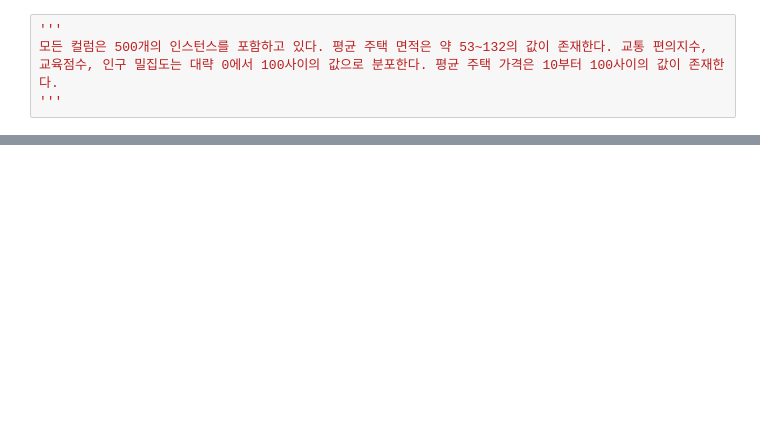
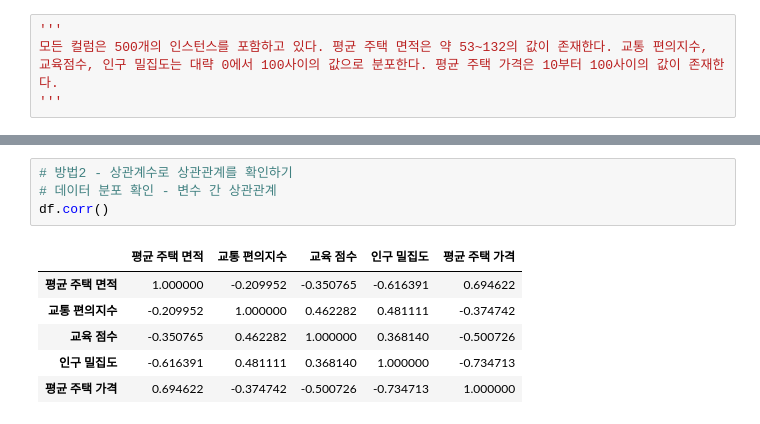
Before and after one commit to mirage060806/big0611, a Jupyter notebook: py/p04_머신러닝/ch06_연습문제/ex03_주택가격예측모델.ipynb, the cells around one changed output, grey strips where cells are left out. Cells and saved outputs as stored; diff of their text form; blank space fills up the shorter version.

```diff
--- a/py/p04_머신러닝/ch06_연습문제/ex03_주택가격예측모델.ipynb
+++ b/py/p04_머신러닝/ch06_연습문제/ex03_주택가격예측모델.ipynb
@@ -23,0 +95,11 @@ df.describe()
+# %%
+# 방법2 - 상관계수로 상관관계를 확인하기
+# 데이터 분포 확인 - 변수 간 상관관계
+df.corr()
+# %% [output]
+|  | 평균 주택 면적 | 교통 편의지수 | 교육 점수 | 인구 밀집도 | 평균 주택 가격 |
+| 평균 주택 면적 | 1.000000 | -0.209952 | -0.350765 | -0.616391 | 0.694622 |
+| 교통 편의지수 | -0.209952 | 1.000000 | 0.462282 | 0.481111 | -0.374742 |
+| 교육 점수 | -0.350765 | 0.462282 | 1.000000 | 0.368140 | -0.500726 |
+| 인구 밀집도 | -0.616391 | 0.481111 | 0.368140 | 1.000000 | -0.734713 |
+| 평균 주택 가격 | 0.694622 | -0.374742 | -0.500726 | -0.734713 | 1.000000 |
```
Also changed, not shown: parts of 22 cells of this notebook.
